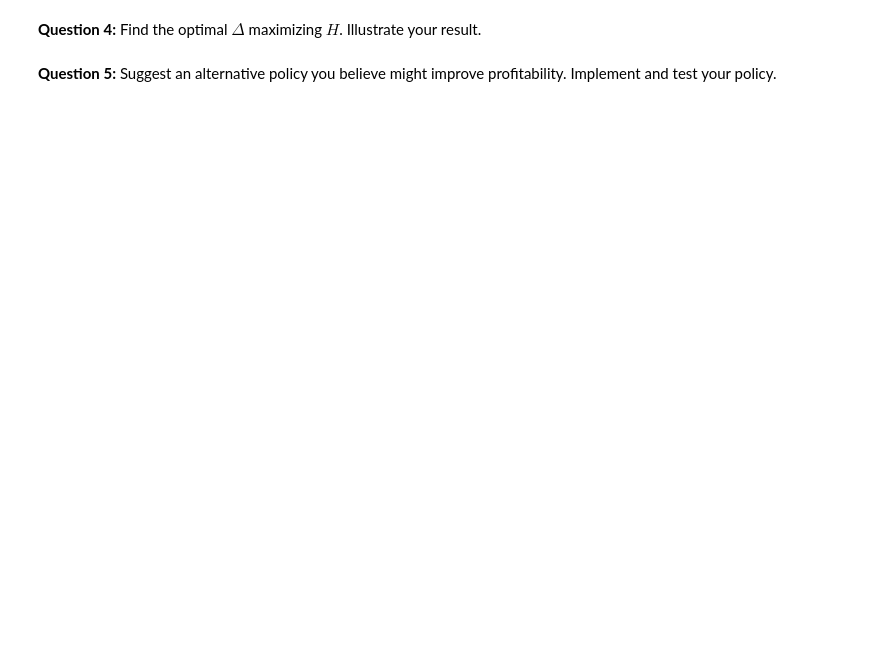
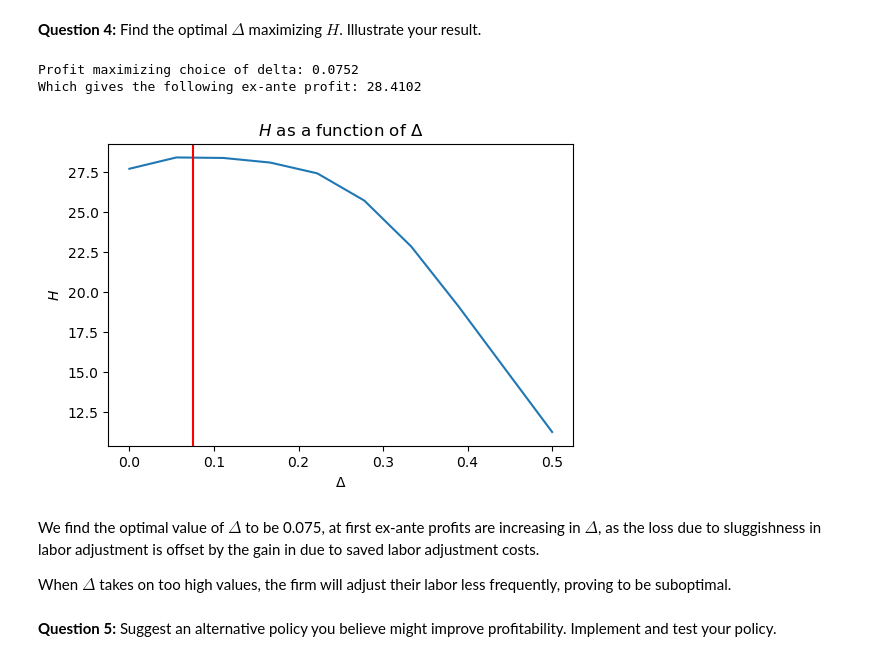
Before and after one commit to NumEconCopenhagen/projects-2023-f-m-r-23, a Jupyter notebook: Exam/Exam-2023-notebook_Findsen.ipynb, the cells around one changed output. Cells and saved outputs as stored; diff of their text form; code cells hidden in the pictures; blank space fills up the shorter version.

```diff
--- a/Exam/Exam-2023-notebook_Findsen.ipynb
+++ b/Exam/Exam-2023-notebook_Findsen.ipynb
@@ -378,0 +425,5 @@ Baseline parameters are:
+# %%
+par.K = 10_000
+par.delta = 0.00
+model.H()
+print(f'Profit with {par.delta=}: {sim.H:.4f}')
@@ -397,0 +449,4 @@ With $\Delta \geq 0$ and $\Delta = 0$ being the previous policy.
+# %%
+par.delta = 0.05
+model.H()
+print(f'Profit with {par.delta=}: {sim.H:.4f}')
@@ -402,3 +459,46 @@ With $\Delta \geq 0$ and $\Delta = 0$ being the previous policy.
+# %%
+x_ = np.linspace(0.,0.5,10)
+yy = np.zeros_like(x_)
+for i in range(10):
+    par.seed = True
+    par.delta = x_[i]
+    model.H()
+    yy[i] = sim.H
+# %%
+# function maximizing ex-ante profits by choosing delta
+def obj(delta,model):
+
+    par = model.par
+    sim = model.sim
+
+    par.delta = delta
+
+    model.H()
+
+    return -sim.H
+
+res = minimize(obj,x0=0.1,args=(model,),method='Nelder-Mead')
+# %%
+print(f'Profit maximizing choice of delta: {res.x.item():.4f}')
+print(f'Which gives the following ex-ante profit: {-res.fun.item():.4f}')
+# %% [output]
+Profit maximizing choice of delta: 0.0752
+Which gives the following ex-ante profit: 28.4102
+# %%
+fig,ax = plt.subplots(dpi=100)
+ax.plot(x_,yy)
+ax.set_ylabel('$H$')
+ax.set_xlabel('$\Delta$')
+ax.set_title('$H$ as a function of $\Delta$')
+ax.axvline(res.x,c='red')
+
+plt.show()
+# %% [output]
+[figure, added]
+# %% [markdown]
+We find the optimal value of $\Delta$ to be 0.075, at first ex-ante profits are increasing in $\Delta$, as the loss due to sluggishness in labor adjustment is offset by the gain in due to saved labor adjustment costs.
+
+When $\Delta$ takes on too high values, the firm will adjust their labor less frequently, proving to be suboptimal.
 # %% [markdown]
 
 **Question 5:** Suggest an alternative policy you believe might improve profitability. Implement and test your policy.
```
Also changed, not shown: parts of 20 cells of this notebook, 7 other files.
